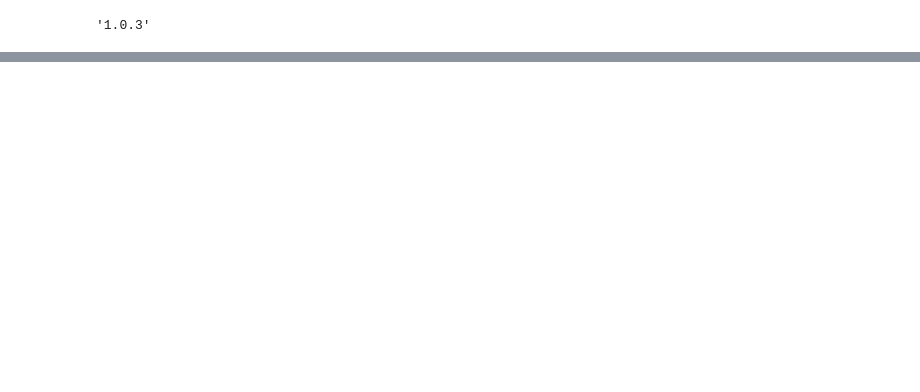
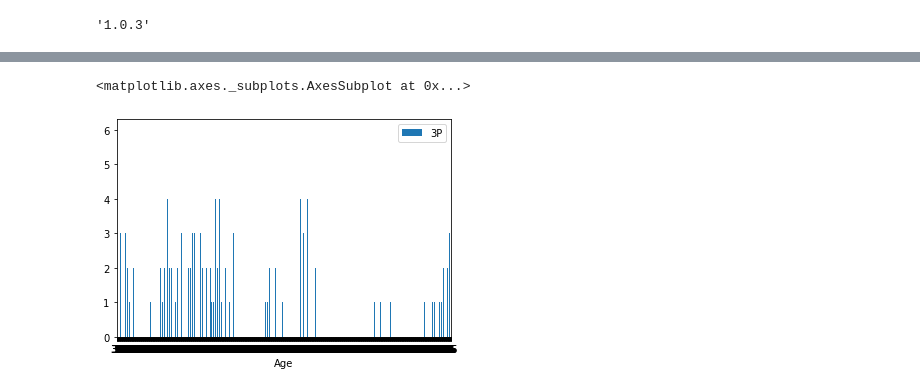
Before and after one commit to jferna73/project-one-, a Jupyter notebook: Dataframe 2016-2017.ipynb, the cells around one changed output, grey strips where cells are left out. Cells and saved outputs as stored; diff of their text form; code cells hidden in the pictures; blank space fills up the shorter version.

```diff
--- a/Dataframe 2016-2017.ipynb
+++ b/Dataframe 2016-2017.ipynb
@@ -509,0 +559,28 @@ ross_df.head()
+# %%
+#STEP 1 Read in CSV - Terrence Ross
+ross_df = pd.read_csv("Reg_Terrence_Ross_2016-2017.csv")
+
+# STEP 2 - Delete unwanted columns
+ross_df = ross_df.drop(columns= ['3P%','FT', 'FTA', 'FT%', 'ORB','DRB', 'TRB', 'AST', 'STL', 'BLK', 'TOV', 'PF', 'PTS', 'GmSc', '+/-','MP', 'FG','FGA','FG%', 'Tm'])
+
+# Edit the headings
+ross_df = ross_df.rename(columns={" ":"Home vs Away"," .1":"Win/Loss by:"})
+ross_df["Home vs Away"].fillna("Home", inplace = True)
+ross_df = ross_df.drop(columns=['Win/Loss by:'])
+# Drop Null values
+#ross_df["3P%"].fillna("0",inplace = True)
+ross_df["3P"].fillna("0",inplace = True)
+ross_df["3PA"].fillna("0",inplace = True)
+
+# STEP 3 - Convert Date to pandas Datetime format
+ross_df["Date"] = pd.to_datetime(ross_df["Date"], format="%Y-%m-%d")
+
+# STEP - 4 Calculating the days rested...
+ross_df['Date2'] = ross_df['Date'].shift(+1)
+ross_df['Time Rested'] = (ross_df['Date'] - ross_df['Date2']).dt.days
+ross_df = ross_df.drop(columns=['Date2'])
+
+# STEP 5 - Add Player
+ross_df['Name'] = "Terrence Ross"
+
+ross_df.head()
@@ -509,0 +762,8 @@ ross_df.head()
+# %%
+# Goal: To understand if age impacts the number of 3 pointers made & attempted?
+# What is the average number of 3 pointers scored and attempted by age
+tmp_graph = raps1617_df.plot.bar(x='Age', y='3P', rot=0)
+tmp_graph
+# %% [output]
+<matplotlib.axes._subplots.AxesSubplot at 0x...>
+[figure, added]
```
Also changed, not shown: parts of 43 cells of this notebook.
